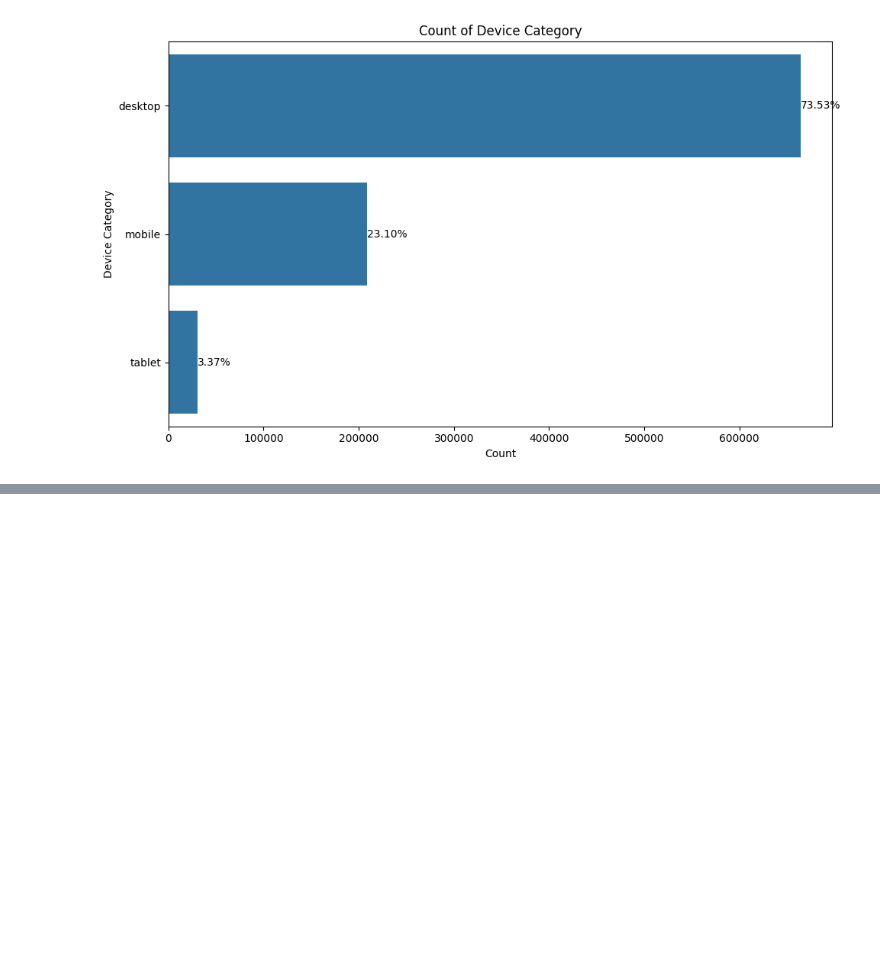
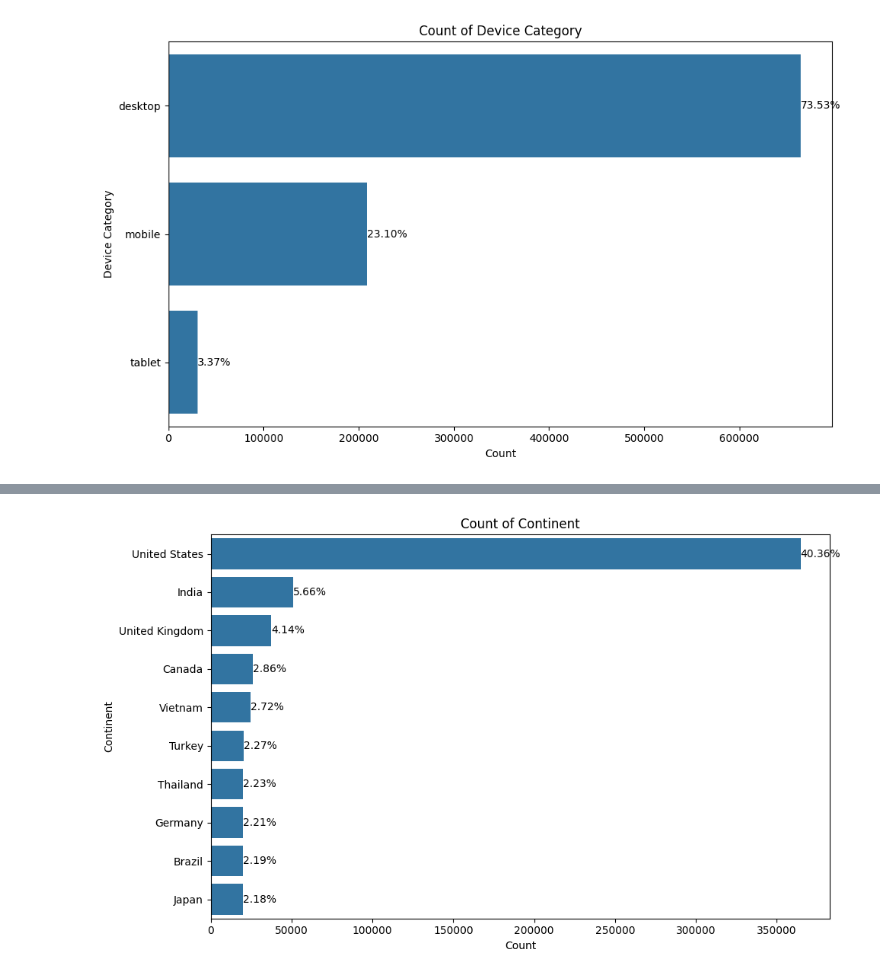
Before and after one commit to DIB-PP/-, a Jupyter notebook: data_Check.ipynb, the cells around one changed output, grey strips where cells are left out. Cells and saved outputs as stored; diff of their text form; code cells hidden in the pictures; blank space fills up the shorter version.

```diff
--- a/data_Check.ipynb
+++ b/data_Check.ipynb
@@ -690,0 +618,24 @@ train_1.head()
+# %%
+# geoNetwork_continent 값별 빈도수 계산
+country_counts = train_df['geoNetwork_country'].value_counts()
+
+# 빈도수 기준으로 데이터 정렬
+country_counts_sorted = country_counts.sort_values(ascending=False).head(10)
+
+# 정렬된 데이터를 기반으로 바 그래프 생성
+plt.figure(figsize=(10, 6), facecolor='none')
+ax_6 = sns.countplot(data=train_df, y='geoNetwork_country', order=country_counts_sorted.index)
+ax.patch.set_facecolor('none')
+plt.title('Count of Continent')
+plt.xlabel('Count')
+plt.ylabel('Continent')
+
+# 각 카테고리에 대한 비율 표시
+total = len(train_df['channelGrouping'])
+for i, v in enumerate(country_counts_sorted):
+    ax_6.text(v + 3, i, f'{v / total:.2%}', va='center')
+
+plt.tight_layout()
+plt.show()
+# %% [output]
+[figure, added]
```
Also changed, not shown: parts of 26 cells of this notebook.
